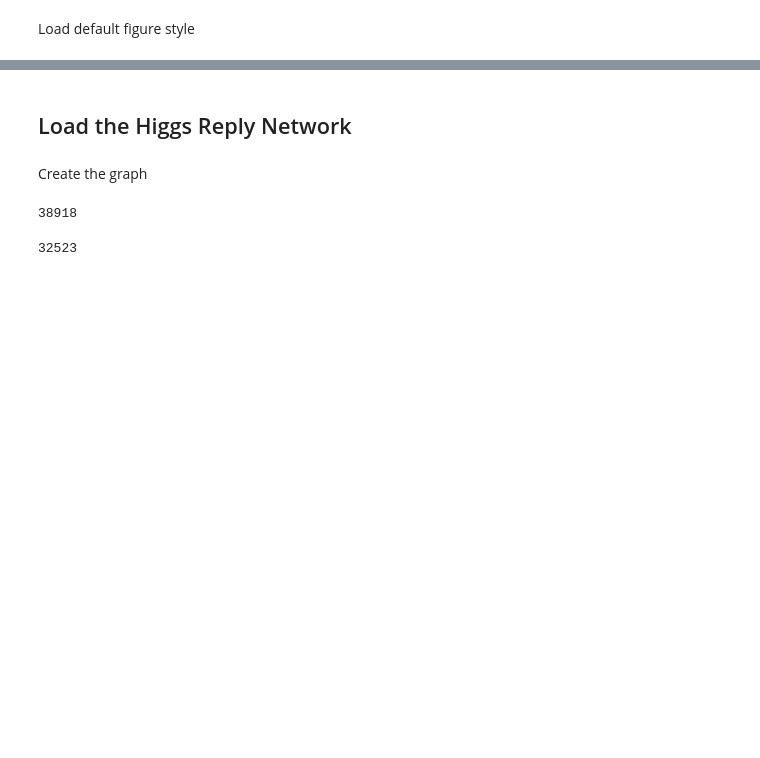
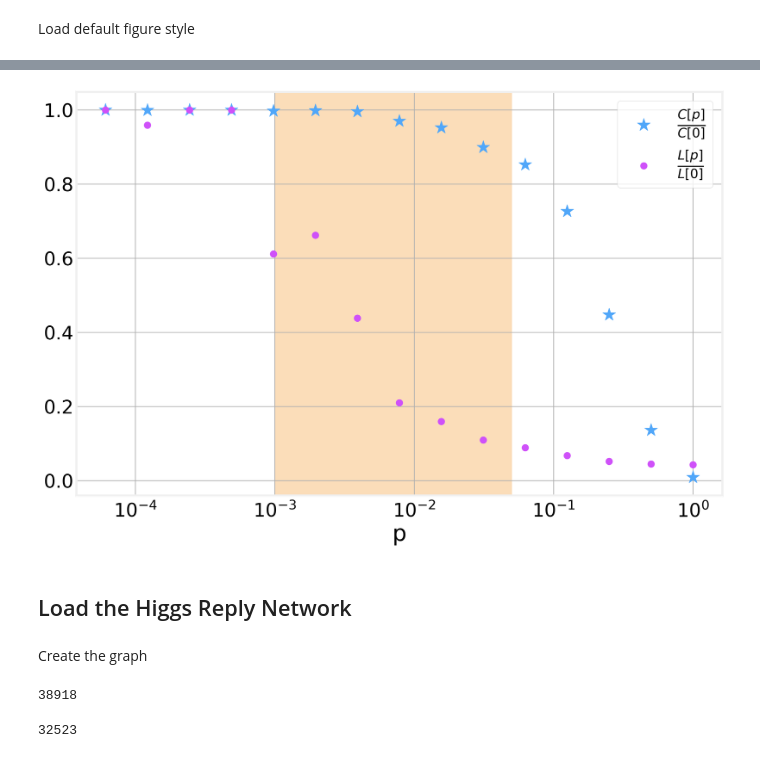
Before and after one commit to DataForScience/PyData2021, a Jupyter notebook: 4. Social Networks.ipynb, the cells around one changed output, grey strips where cells are left out. Drawn from its saved outputs; the diff is of its cells as text; code cells hidden in the pictures; blank space fills up the shorter version.

```diff
--- a/4. Social Networks.ipynb
+++ b/4. Social Networks.ipynb
@@ -166,0 +219,4 @@ Let us now consider a more interesting example
+# %%
+N = 100
+K = 4
+RG = ring_graph(N, K)
@@ -166,0 +274,6 @@ Let us now consider a more interesting example
+# %%
+def watts_strogatz_graph(N, K, p):
+    G = ring_graph(N, K)
+    rewire(G, p)
+
+    return G
@@ -166,0 +284,10 @@ Let us now consider a more interesting example
+# %%
+p = 1
+values = []
+
+for i in tqdm(range(1, 16), total=15):
+    G = watts_strogatz_graph(1_000, 4, p)
+    c = nx.algorithms.cluster.average_clustering(G)
+    l = nx.average_shortest_path_length(G)
+    values.append([c, l, p])
+    p /= 2.
@@ -167,3 +296,21 @@ Let us now consider a more interesting example
+# %%
+WS_stats = pd.DataFrame(values, columns=['clustering', 'diameter', 'p'])
+WS_stats = WS_stats.div(WS_stats.max())
+# %%
+ax = WS_stats.plot.scatter(x='p', y='clustering', marker='*',
+                           label=r'$\frac{C[p]}{C[0]}$',
+                           color=colors[0], s=300)
+WS_stats.plot.scatter(x='p', y='diameter', marker='.',
+                           label=r'$\frac{L[p]}{L[0]}$',
+                           color=colors[1], s=300, ax=ax)
+ax.axvspan(xmin=0.001, xmax=0.05, color=colors[3], alpha=0.3, zorder=-3)
+ax.set_xscale('log')
+ax.set_ylabel(None)
+
+for tick_label in ax.xaxis.get_majorticklabels():
+    tick_label.set_y(-.01)
+# %% [output]
+[figure, added]
 # %% [markdown]
 ## Load the Higgs Reply Network
 # %%
```
Also changed, not shown: parts of 98 cells of this notebook, 2 other files.
